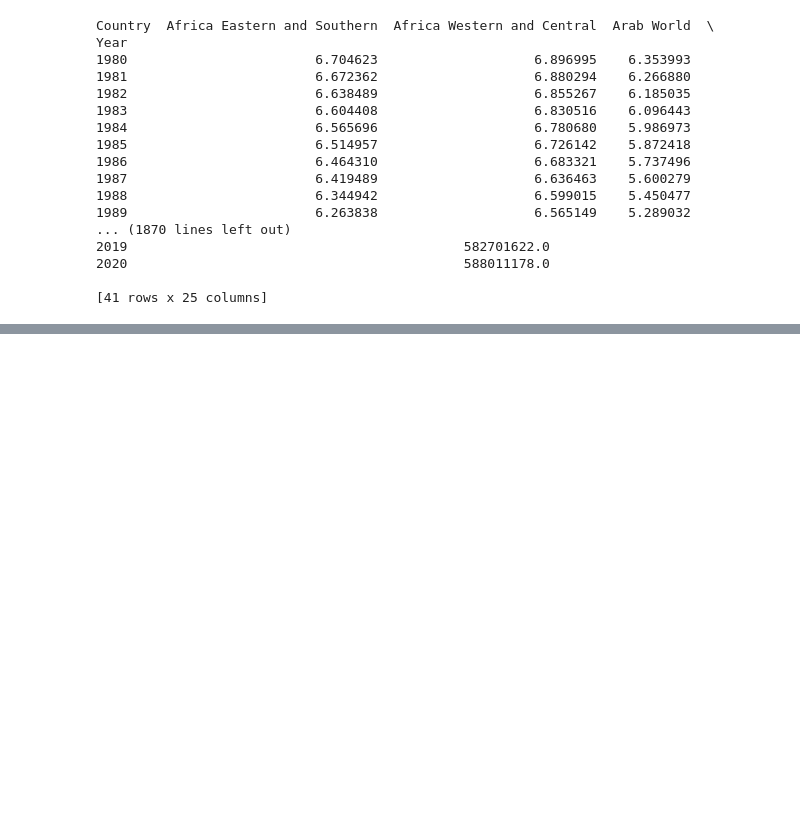
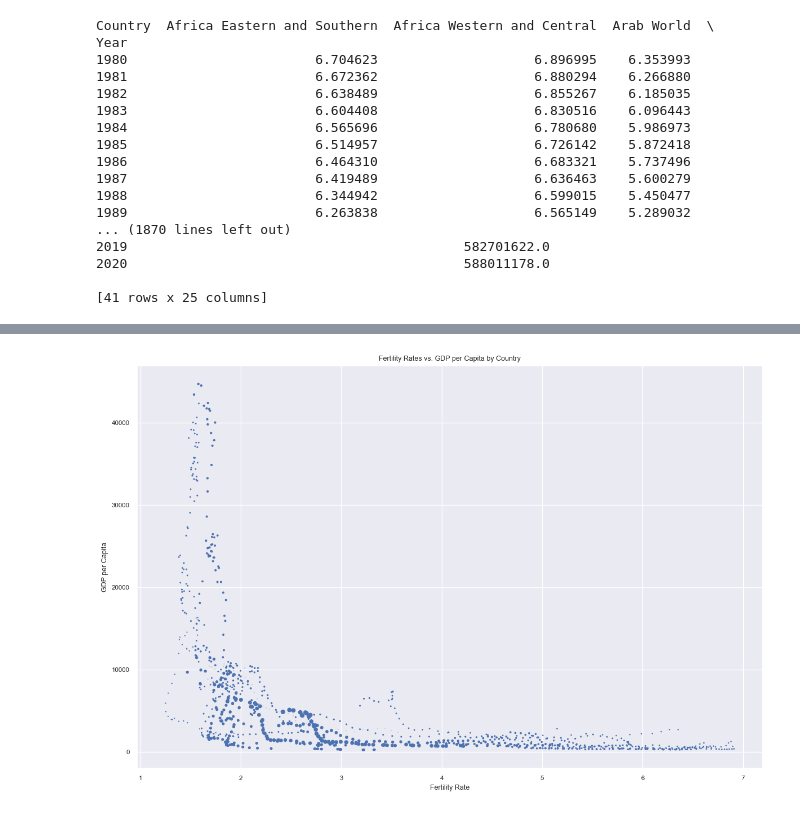
Before and after one commit to pragyaIES29/FinalProject2023, a Jupyter notebook: Project_v1.ipynb, the cells around one changed output, grey strips where cells are left out. Saved outputs shown, nothing was run; the diff lists cells and outputs as text; code cells hidden in the pictures; blank space fills up the shorter version.

```diff
--- a/Project_v1.ipynb
+++ b/Project_v1.ipynb
@@ -274,0 +330,32 @@ Year
+# %%
+# Create DataFrames from fertility rate, GDP per capita, and population data
+fertility_df3 = pd.DataFrame(cleaned_data_by_indicator["Fertility Rate"])
+gdp_per_capita_df = pd.DataFrame(cleaned_data_by_indicator["GDP per Capita"])
+population_df = pd.DataFrame(cleaned_data_by_indicator["Population"])
+
+# Merge the three DataFrames on "Country" and "Year"
+merged_df = pd.merge(fertility_df3, gdp_per_capita_df, on=["Country", "Year"])
+merged_df = pd.merge(merged_df, population_df, on=["Country", "Year"])
+
+# Set up the scatter plot figure
+plt.figure(figsize=(12, 8))
+
+# Create scatter plot
+plt.scatter(
+    merged_df["Value_x"],  # Fertility Rate
+    merged_df["Value_y"],  # GDP per Capita
+    s=merged_df["Value"] / 300000000,  # Adjust size of markers based on population
+    alpha=1.0,  # Set marker transparency
+    c="b",  # Set marker color
+)
+
+# Add labels and title
+plt.xlabel("Fertility Rate")
+plt.ylabel("GDP per Capita")
+plt.title("Fertility Rates vs. GDP per Capita by Country")
+
+# Show the plot
+plt.tight_layout()
+plt.show()
+# %% [output]
+[figure, added]
```
Also changed, not shown: parts of 21 cells of this notebook, 1 other file.
